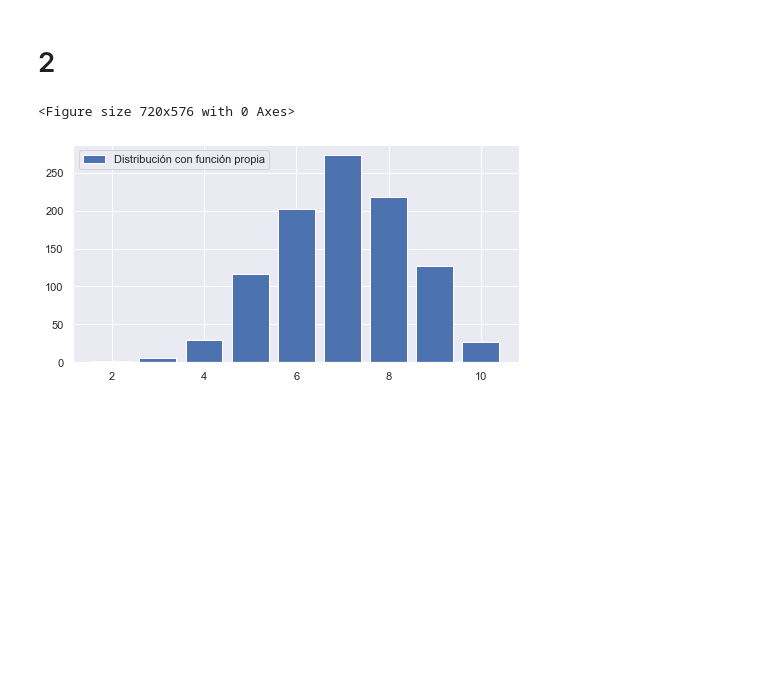
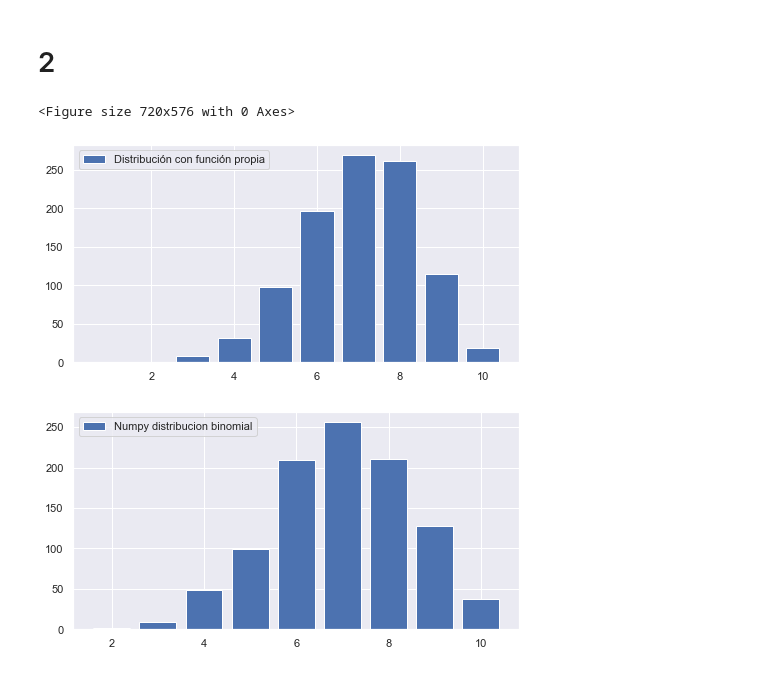
Before and after one commit to Jancope/ProyectoConjunto_JAContreras_MAOchoa, a Jupyter notebook: Tarea5 Antonio Contreras y Marco Ochoa.ipynb, the cells around one changed output. Cells and saved outputs as stored; diff of their text form; code cells hidden in the pictures; blank space fills up the shorter version.

Commit message:
Grafica Numpy
agregue una grafica faltante

```diff
--- a/Tarea5 Antonio Contreras y Marco Ochoa.ipynb
+++ b/Tarea5 Antonio Contreras y Marco Ochoa.ipynb
@@ -110,11 +110,16 @@ def histograma(distribucion,label):
 # %%
 # parametros y variables de las funciones creadas
 a,b = 10 ,0.7
 dist_acum = dist_binom(a,b)
 N = 1000
 distribucion = distdiscreta(dist_acum,N)
 plt.figure(figsize=[10,8])
 histograma(distribucion,"Distribución con función propia")
+
+# Usando numpy
+dist_binom_numpy = np.random.binomial(a, b, N)
+histograma(dist_binom_numpy, "Numpy distribucion binomial")
 # %% [output]
 <Figure size 720x576 with 0 Axes>
-[figure, old version]
+[figure, new version]
+[figure, added]
```
Also changed, not shown: parts of 1 cell of this notebook.
